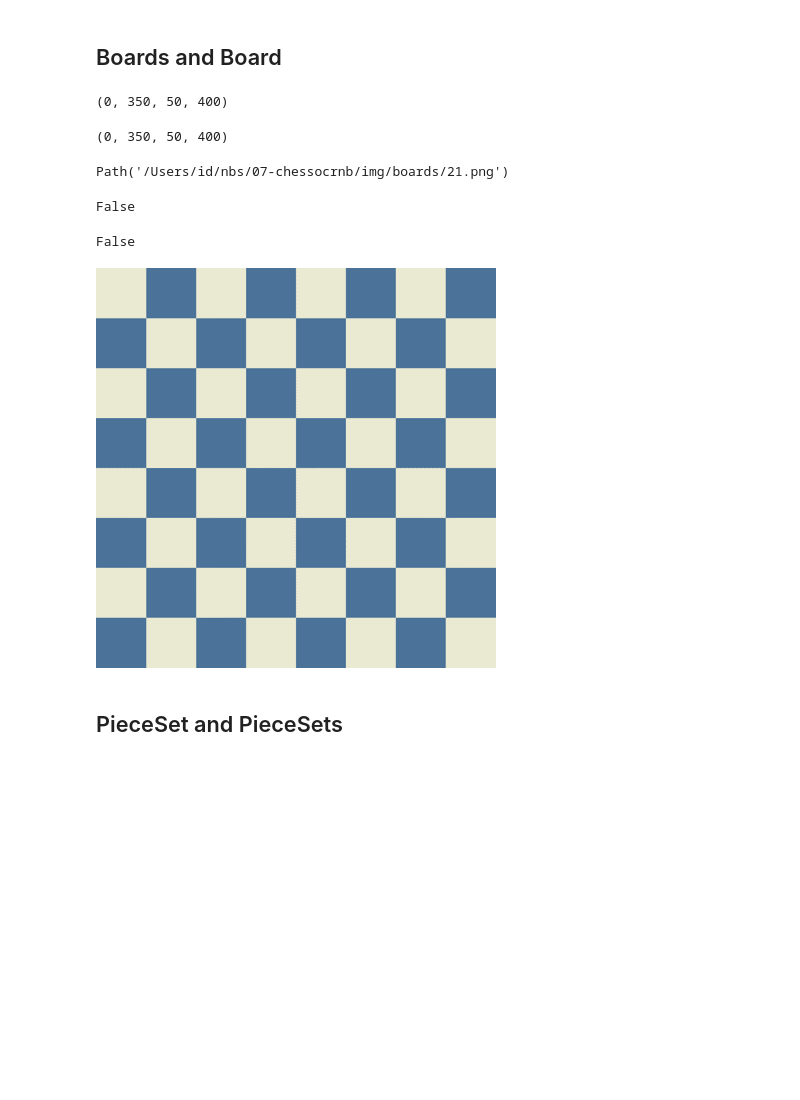
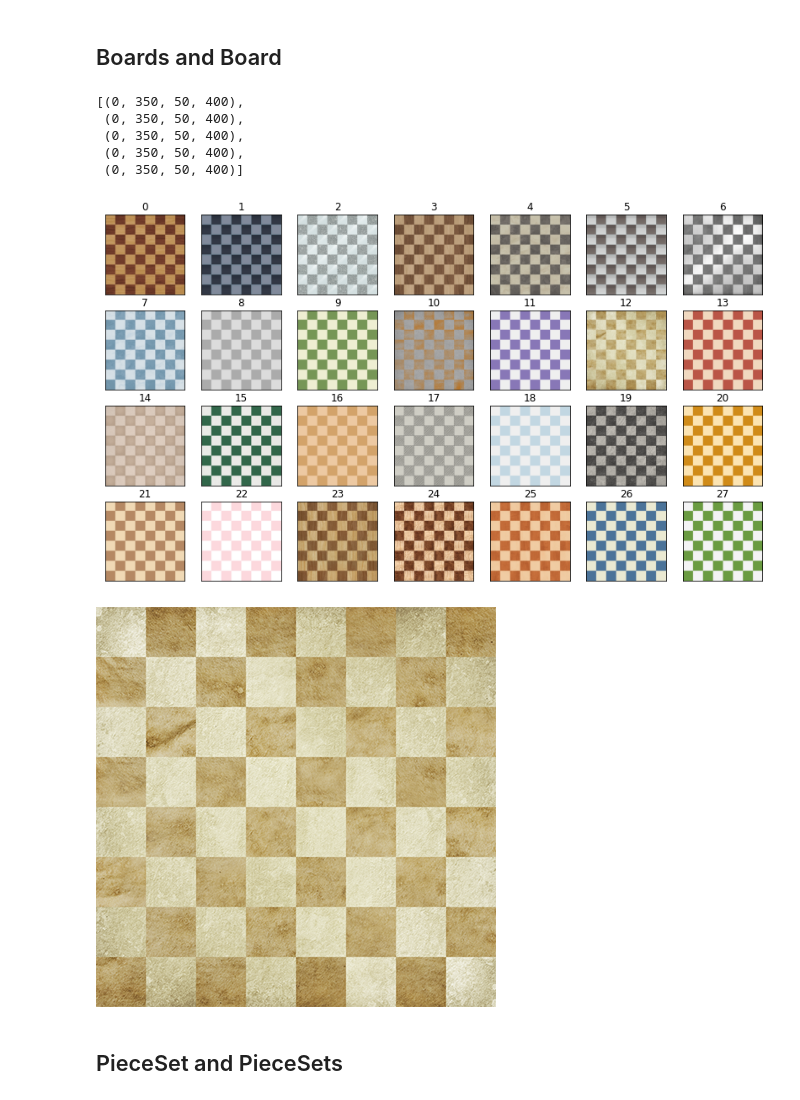
Before and after one commit to idrisr/chessocrnb, a Jupyter notebook: nbs/06-training-data.ipynb, the cells around one changed output. Saved outputs shown, nothing was run; the diff lists cells and outputs as text; code cells hidden in the pictures; blank space fills up the shorter version.

```diff
--- a/nbs/06-training-data.ipynb
+++ b/nbs/06-training-data.ipynb
@@ -36,7 +42,6 @@ websites_url = untar_data(URLs.website)
 # %%
 #export
-boards_url = Path(chessocr.__file__).parent.parent/"img/boards"
-pieces_url = Path(chessocr.__file__).parent.parent/"img/pieces"
+websites_url = untar_data(URLs.website)
 m = re.compile('^[0-9]+$')
 piece_dirs = sorted([_ for _ in pieces_url.iterdir() if m.match(_.name)], key=lambda i: int(i.name))
 # %% [markdown]
@@ -49,19 +54,18 @@ def assert_coord(coord):
     assert coord[1] in '12345678'
 # %%
 #export
-class Board:
+class Board(PIL.Image.Image):
     """
         Represents a rendered board with particular dark and light colors.
         There are no pieces on the board.
 
         so far assumes the board is oriented towards the white player
     """
-    _filemap=dict(zip('abcdefgh', '12345678'))
-    _rankmap=dict(zip('12345678', '87654321'))
+    _filemap=dict(zip('abcdefgh', '01234567'))
+    _rankmap=dict(zip('12345678', '76543210'))
     def __init__(self, url):
         self.url = url
         self.reset()
-    def _repr_png_(self): return self.img._repr_png_()
     def reset(self): self.img = Image.open(self.url).convert('RGBA')
     def __getattr__(self, attr):
         if hasattr(self.img, attr):
@@ -71,8 +75,8 @@ class Board:
     def bbox(self, coord):
         """ bounding box for chess coordinate like a8, b7, f6, etc """
         assert_coord(coord)
-        file=int(self._filemap[coord[0]])-1
-        rank=int(self._rankmap[coord[1]])-1
+        file=int(self._filemap[coord[0]])
+        rank=int(self._rankmap[coord[1]])
         dx=self.img.size[0]//8
         dy=self.img.size[1]//8
         x0=file*dx
@@ -81,37 +85,33 @@ class Board:
         y1=y0+dy
         return (x0, y0, x1, y1,)
 # %%
-Board(get_image_files(boards_url)[10]).bbox('a1')
+[Board(choice(get_image_files(boards_url))).bbox('a1') for _ in range(5)]
 # %% [output]
-(0, 350, 50, 400)
+[(0, 350, 50, 400),
+ (0, 350, 50, 400),
+ (0, 350, 50, 400),
+ (0, 350, 50, 400),
+ (0, 350, 50, 400)]
-# %%
-Board(get_image_files(boards_url)[11]).bbox('a1')
-# %% [output]
-(0, 350, 50, 400)
-# %%
-get_image_files(boards_url)[11]
-# %% [output]
-Path('/Users/id/nbs/07-chessocrnb/img/boards/21.png')
 # %%
 #export
-class Boards:
+class Boards(Sequence):
     """
         Container object holding `Board` objects.
     """
     def __init__(self, url):
         self.url = url
-        self.boards = [Board(_) for _ in get_image_files(self.url)]
+        self.boards = ([Board(_) for _ in get_image_files(self.url)])
         self._png_data = None
     def __len__(self):          return len(self.boards)
     def __getitem__(self, key): return self.boards[key]
     def __setitem__(self, key, value): self.boards[key] = value
-    def __iter__(self):         return iter(self.boards)
+
     def _repr_png_(self):
         if not self._png_data:
-            self._png_data = self._figure_data('png')
+            self._png_data = self._figure_data()
         return self._png_data
 
-    def _figure_data(self, format):
+    def _figure_data(self):
         rows = len(self) // 9 + 1
         fig, axs = plt.subplots(rows, 7, figsize=(14, 8))
         for i in range(len(self)):
@@ -125,20 +125,16 @@ class Boards:
         plt.close(fig)
         return data
 # %%
+#export
 boards = Boards(boards_url)
+boards
+# %% [output]
+[figure, added]
-# %%
-issubclass(Boards, Iterator)
-# %% [output]
-False
-# %%
-issubclass(Boards, MutableSequence)
-# %% [output]
-False
 # %%
 shuffle(boards)
 boards[27]
 # %% [output]
-[figure, old version]
+[figure, new version]
 # %% [markdown]
 ## PieceSet and PieceSets
 # %%
```
Also changed, not shown: parts of 35 cells of this notebook, 15 other files.
